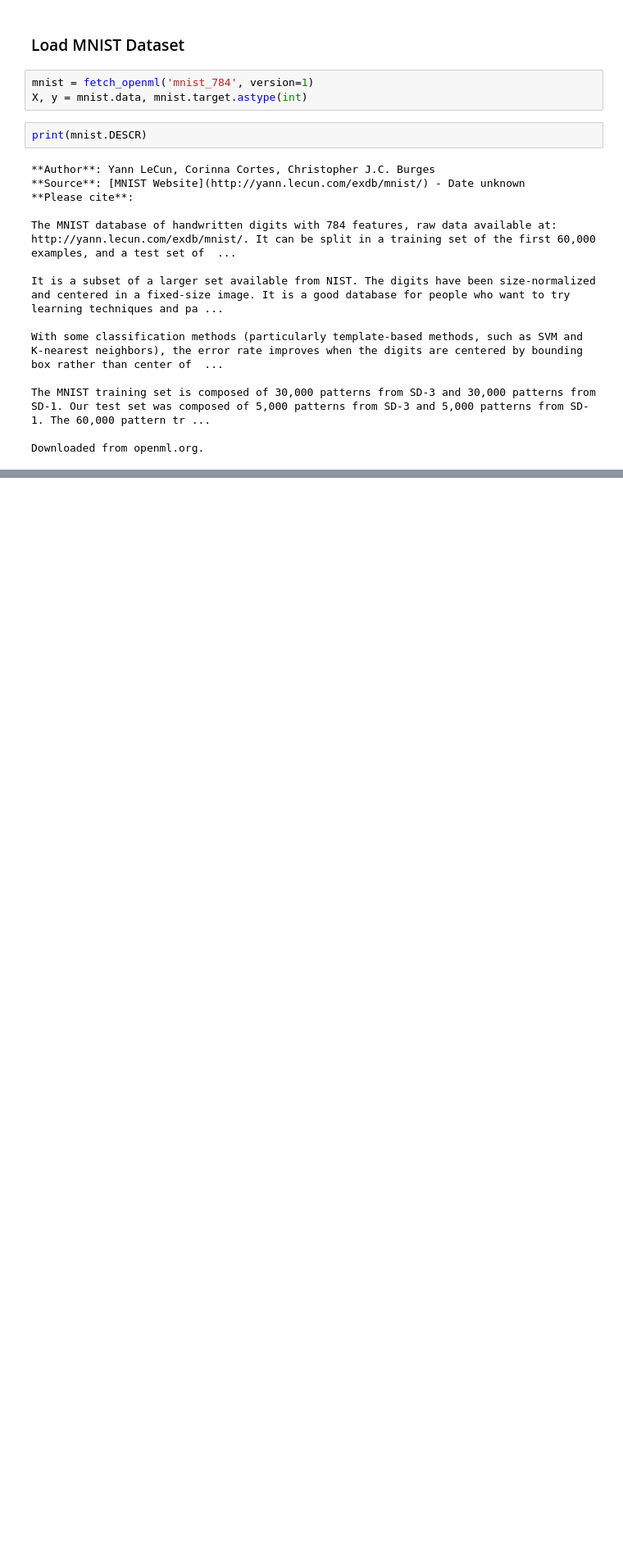
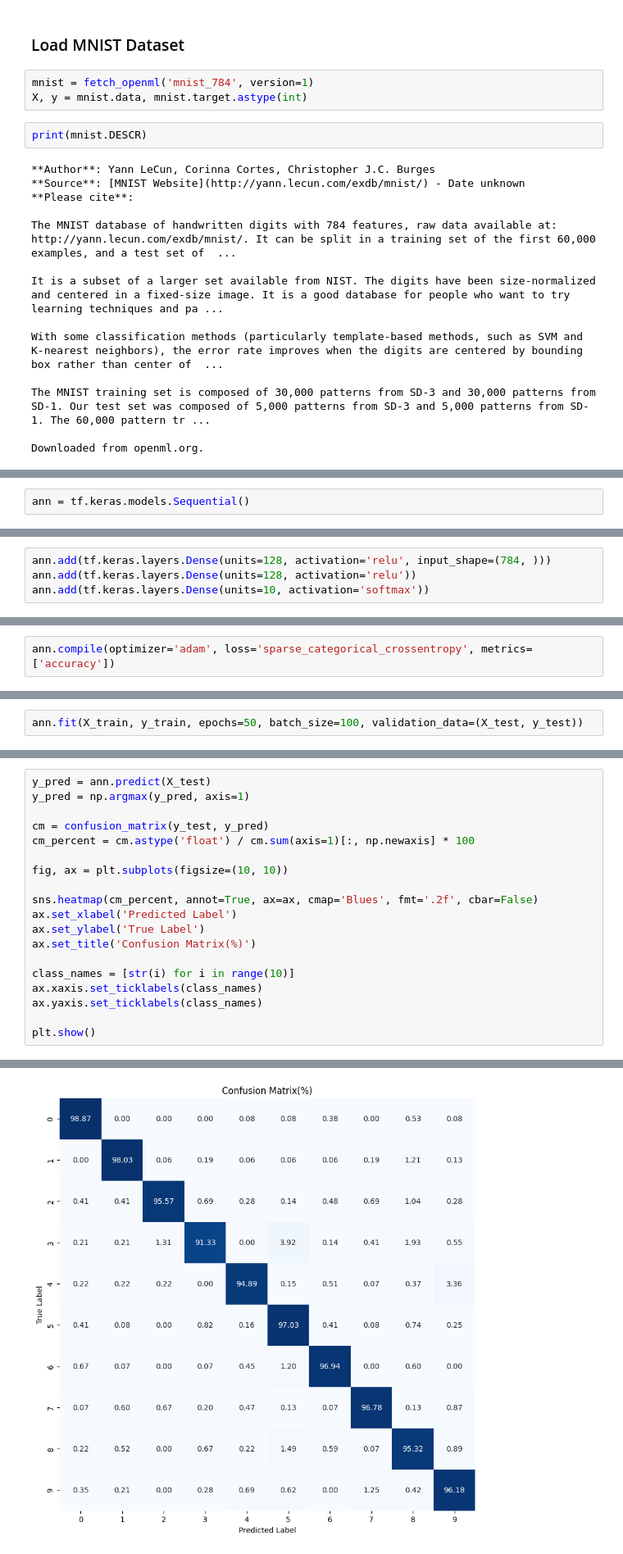
Before and after one commit to andidprastyo/ML-2023, a Jupyter notebook: 09 - Perceptron & ANN/tugas.ipynb, the cells around one changed output, grey strips where cells are left out. Shown at 82% size. Saved outputs shown, nothing was run; the diff lists cells and outputs as text; blank space fills up the shorter version.

```diff
--- a/09 - Perceptron & ANN/tugas.ipynb
+++ b/09 - Perceptron & ANN/tugas.ipynb
@@ -28,0 +79,2 @@ Downloaded from openml.org.
+# %%
+ann = tf.keras.models.Sequential()
@@ -28,0 +83,4 @@ Downloaded from openml.org.
+# %%
+ann.add(tf.keras.layers.Dense(units=128, activation='relu', input_shape=(784, )))
+ann.add(tf.keras.layers.Dense(units=128, activation='relu'))
+ann.add(tf.keras.layers.Dense(units=10, activation='softmax'))
@@ -28,0 +107,2 @@ Downloaded from openml.org.
+# %%
+ann.compile(optimizer='adam', loss='sparse_categorical_crossentropy', metrics=['accuracy'])
@@ -28,0 +111,2 @@ Downloaded from openml.org.
+# %%
+ann.fit(X_train, y_train, epochs=50, batch_size=100, validation_data=(X_test, y_test))
@@ -28,0 +147,20 @@ Downloaded from openml.org.
+# %%
+y_pred = ann.predict(X_test)
+y_pred = np.argmax(y_pred, axis=1)
+
+cm = confusion_matrix(y_test, y_pred)
+cm_percent = cm.astype('float') / cm.sum(axis=1)[:, np.newaxis] * 100
+
+fig, ax = plt.subplots(figsize=(10, 10))
+
+sns.heatmap(cm_percent, annot=True, ax=ax, cmap='Blues', fmt='.2f', cbar=False)
+ax.set_xlabel('Predicted Label')
+ax.set_ylabel('True Label')
+ax.set_title('Confusion Matrix(%)')
+
+class_names = [str(i) for i in range(10)]
+ax.xaxis.set_ticklabels(class_names)
+ax.yaxis.set_ticklabels(class_names)
+
+plt.show()
+# %% [output]
@@ -28,0 +168 @@ Downloaded from openml.org.
+[figure, added]
```
Also changed, not shown: parts of 18 cells of this notebook.
